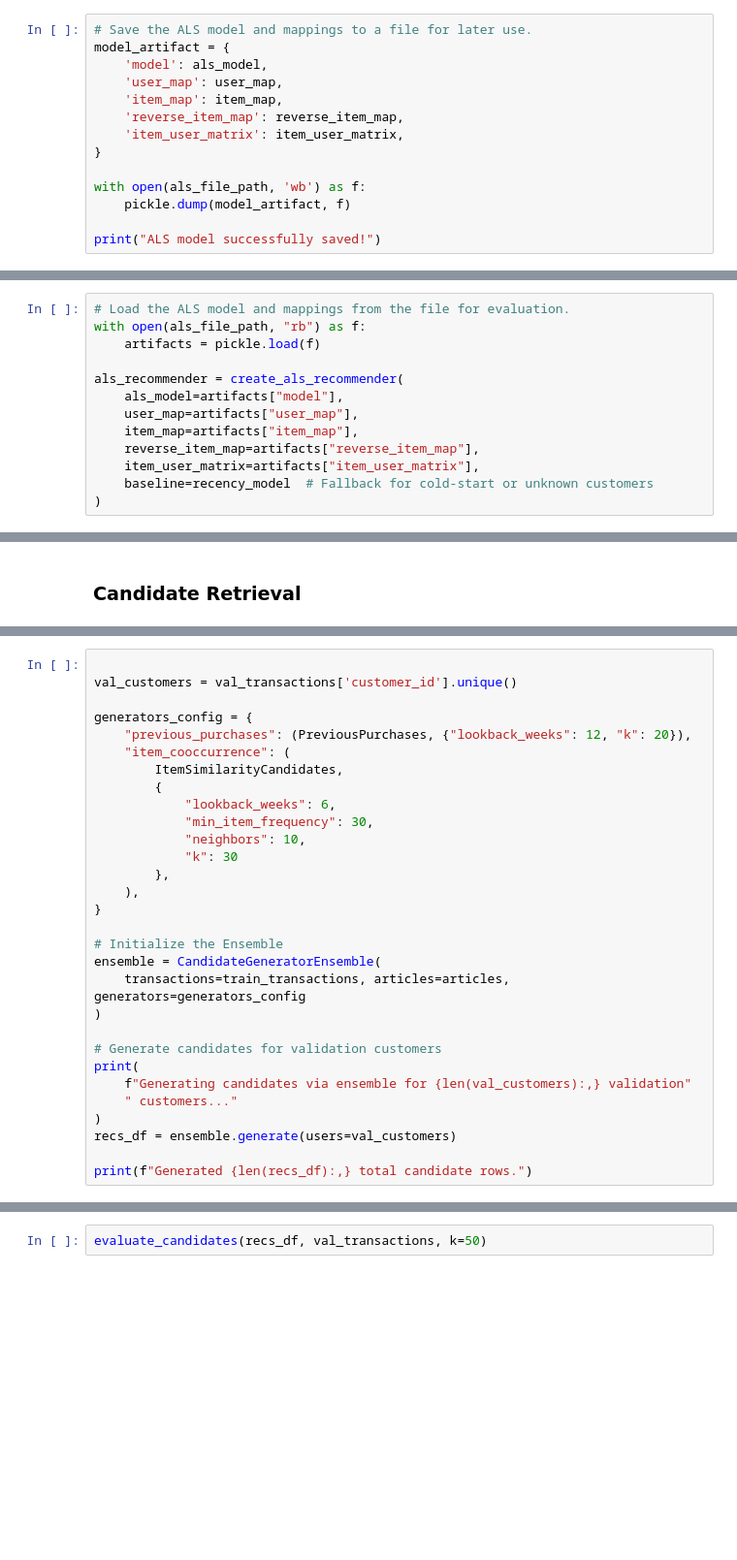
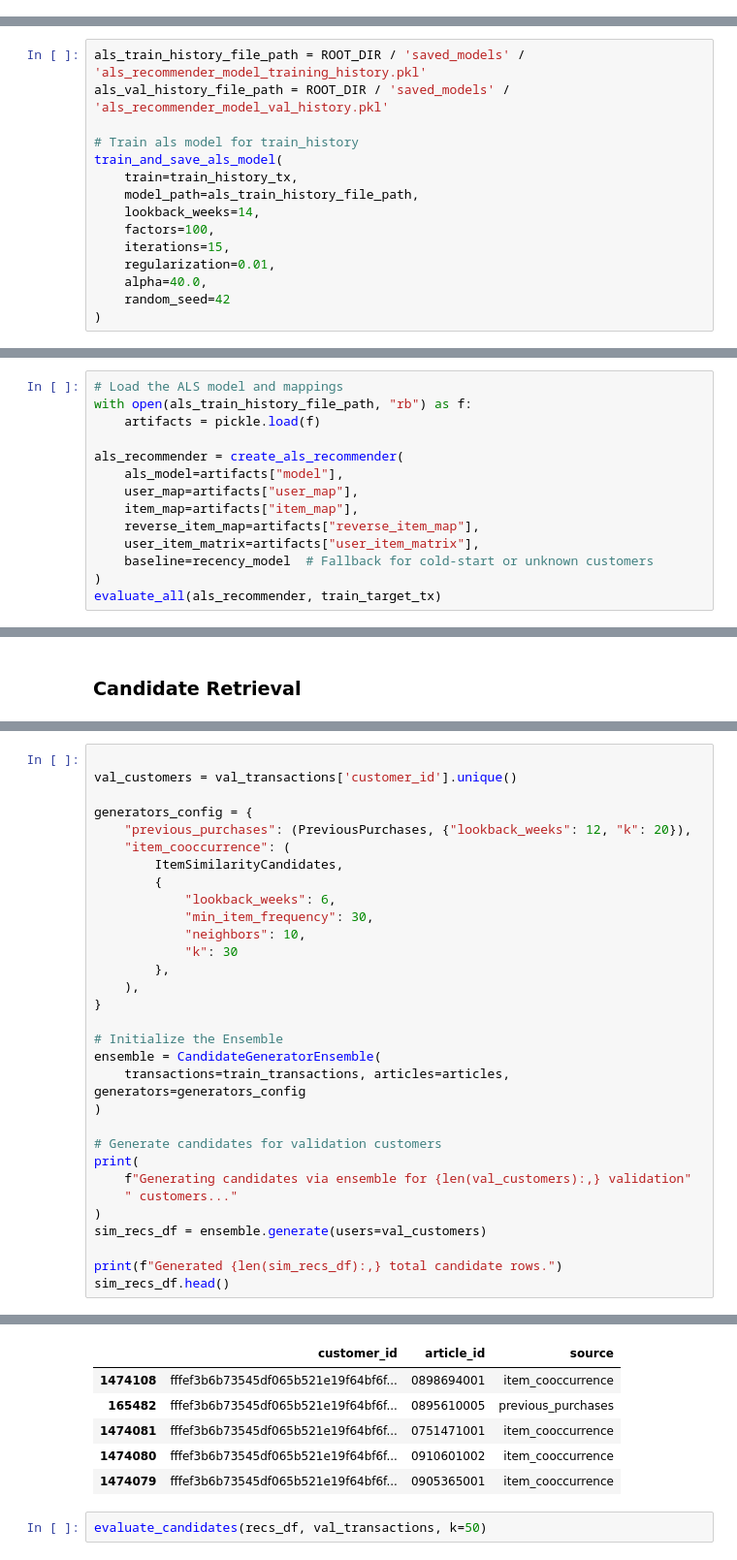
Before and after one commit to GayathriRenganathan/hm-fashion-recommendation, a Jupyter notebook: hm_recommendation.ipynb, the cells around one changed output, grey strips where cells are left out. Shown at 97% size. Saved outputs shown, nothing was run; the diff lists cells and outputs as text; blank space fills up the shorter version.

```diff
--- a/hm_recommendation.ipynb
+++ b/hm_recommendation.ipynb
@@ -115,14 +88,0 @@ als_file_path = ROOT_DIR / 'saved_models' / 'als_recommender_model.pkl'
-# %%
-# Save the ALS model and mappings to a file for later use.
-model_artifact = {
-    'model': als_model,
-    'user_map': user_map,
-    'item_map': item_map,
-    'reverse_item_map': reverse_item_map,
-    'item_user_matrix': item_user_matrix,
-}
-
-with open(als_file_path, 'wb') as f:
-    pickle.dump(model_artifact, f)
-
-print("ALS model successfully saved!")
@@ -130,0 +89,15 @@ ALS model successfully saved!
+# %%
+als_train_history_file_path = ROOT_DIR / 'saved_models' / 'als_recommender_model_training_history.pkl'
+als_val_history_file_path = ROOT_DIR / 'saved_models' / 'als_recommender_model_val_history.pkl'
+
+# Train als model for train_history
+train_and_save_als_model(
+    train=train_history_tx,
+    model_path=als_train_history_file_path,
+    lookback_weeks=14,
+    factors=100,
+    iterations=15,
+    regularization=0.01,
+    alpha=40.0,
+    random_seed=42
+)
@@ -131,6 +107,6 @@ ALS model successfully saved!
 # %%
-# Load the ALS model and mappings from the file for evaluation.
-with open(als_file_path, "rb") as f:
+# Load the ALS model and mappings
+with open(als_train_history_file_path, "rb") as f:
     artifacts = pickle.load(f)
 
 als_recommender = create_als_recommender(
@@ -138,6 +114,7 @@ als_recommender = create_als_recommender(
     user_map=artifacts["user_map"],
     item_map=artifacts["item_map"],
     reverse_item_map=artifacts["reverse_item_map"],
-    item_user_matrix=artifacts["item_user_matrix"],
+    user_item_matrix=artifacts["user_item_matrix"],
     baseline=recency_model  # Fallback for cold-start or unknown customers
 )
+evaluate_all(als_recommender, train_target_tx)
@@ -181,35 +163,42 @@ Generated 346,208 total candidate rows.
 val_customers = val_transactions['customer_id'].unique()
 
 generators_config = {
     "previous_purchases": (PreviousPurchases, {"lookback_weeks": 12, "k": 20}),
     "item_cooccurrence": (
         ItemSimilarityCandidates,
         {
             "lookback_weeks": 6,
             "min_item_frequency": 30,
             "neighbors": 10,
             "k": 30
         },
     ),
 }
 
 # Initialize the Ensemble
 ensemble = CandidateGeneratorEnsemble(
     transactions=train_transactions, articles=articles, generators=generators_config
 )
 
 # Generate candidates for validation customers
 print(
     f"Generating candidates via ensemble for {len(val_customers):,} validation"
     " customers..."
 )
-recs_df = ensemble.generate(users=val_customers)
+sim_recs_df = ensemble.generate(users=val_customers)
 
-print(f"Generated {len(recs_df):,} total candidate rows.")
+print(f"Generated {len(sim_recs_df):,} total candidate rows.")
+sim_recs_df.head()
 # %% [output]
 Generating candidates via ensemble for 68,984 validation customers...
 Generated candidate scores for users
 Generated 1,474,109 total candidate rows.
+|  | customer_id | article_id | source |
+| 1474108 | fffef3b6b73545df065b521e19f64bf6f... | 0898694001 | item_cooccurrence |
+| 165482 | fffef3b6b73545df065b521e19f64bf6f... | 0895610005 | previous_purchases |
+| 1474081 | fffef3b6b73545df065b521e19f64bf6f... | 0751471001 | item_cooccurrence |
+| 1474080 | fffef3b6b73545df065b521e19f64bf6f... | 0910601002 | item_cooccurrence |
+| 1474079 | fffef3b6b73545df065b521e19f64bf6f... | 0905365001 | item_cooccurrence |
 # %%
 evaluate_candidates(recs_df, val_transactions, k=50)
 # %% [output]
```
Also changed, not shown: parts of 53 cells of this notebook, 16 other files.
